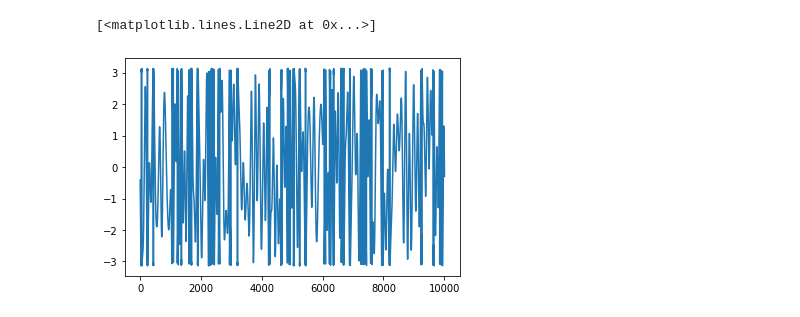
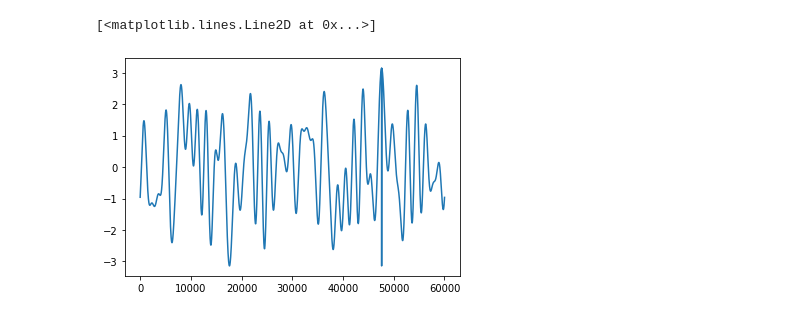
Before and after one commit to Mixxxxx358/NonlinearController, a Jupyter notebook: physical_nmpc_test.ipynb, the cells around one changed output. Drawn from its saved outputs; the diff is of its cells as text; code cells hidden in the pictures.

```diff
--- a/physical_nmpc_test.ipynb
+++ b/physical_nmpc_test.ipynb
@@ -50,36 +50,38 @@ def my_rk4(x,u,f,dt,M):
 # %%
 ##################  System  #######################
 dt = 0.1
 # system = UnbalancedDisc(dt=dt)
-system = SinCosUnbalancedDisc(dt=dt)
+system = ReversedSinCosUnbalancedDisc(dt=dt, sigma_n=[0.0])
 
 system.reset_state()
 
 ##################  MPC variable specification  #######################
-Nc=10; nr_sim_steps = 10000
+Nc=10; nr_sim_steps = int(6e4)
 
-Q = 100; R = 1
+Q = np.array([[10,0],[0,5]]); R = 0.1
 
-w_min = -8; w_max = 8
+w_min = -5; w_max = 5
 # q_min = [-np.pi]; q_max = [np.pi]
-q_min = [-1]; q_max = [1]
+q_min = [-1.2]; q_max = [1.2]
 w0 = 0; q0 = np.array([[0,1]]).T; x0 = np.array([[0,0]]).T
 
-# reference = randomLevelReference(nr_sim_steps+Nc+1, [25,30], [-np.pi,np.pi])
-# reference = np.ones(nr_sim_steps+Nc+1)*np.pi - 0.1
-reference = deepSI.deepSI.exp_design.multisine(nr_sim_steps+Nc+1, pmin=1, pmax=100, n_crest_factor_optim=20)
+# reference = randomLevelReference(nr_sim_steps+Nc+1, [15,20], [-np.pi,np.pi])
+# reference = np.ones(nr_sim_steps+Nc+1)*np.pi/3
+reference = deepSI.deepSI.exp_design.multisine(nr_sim_steps+Nc+1, pmin=1, pmax=40, n_crest_factor_optim=20)
+reference = reference/(max(reference) - min(reference))*2*np.pi
+
 # reference = np.linspace(0, 2*np.pi, nr_sim_steps+Nc+1)
 # reference = np.vstack((np.sin(reference), np.cos(reference)))
 # reference = np.hstack((np.zeros(5), -np.pi*np.ones(20) + 0.2, np.ones(30)*np.pi - 0.2))
 # reference = np.hstack((np.zeros(10), -np.pi*np.ones(60)))
 
-ref_range = max(reference) - min(reference)
-reference = reference/ref_range * 9
+u_sin = deepSI.deepSI.exp_design.multisine(nr_sim_steps, pmin=nr_sim_steps//16, pmax=nr_sim_steps//2-1, n_crest_factor_optim=10)*0
+
 reference = (reference+np.pi)%(2*np.pi) - np.pi
 plt.plot(reference)
 # %% [output]
 [<matplotlib.lines.Line2D at 0x...>]
-[figure, old version]
+[figure, new version]
 # %%
 ##################  Offline Computation  #######################
 # describe physical model
```
Also changed, not shown: parts of 18 cells of this notebook.
